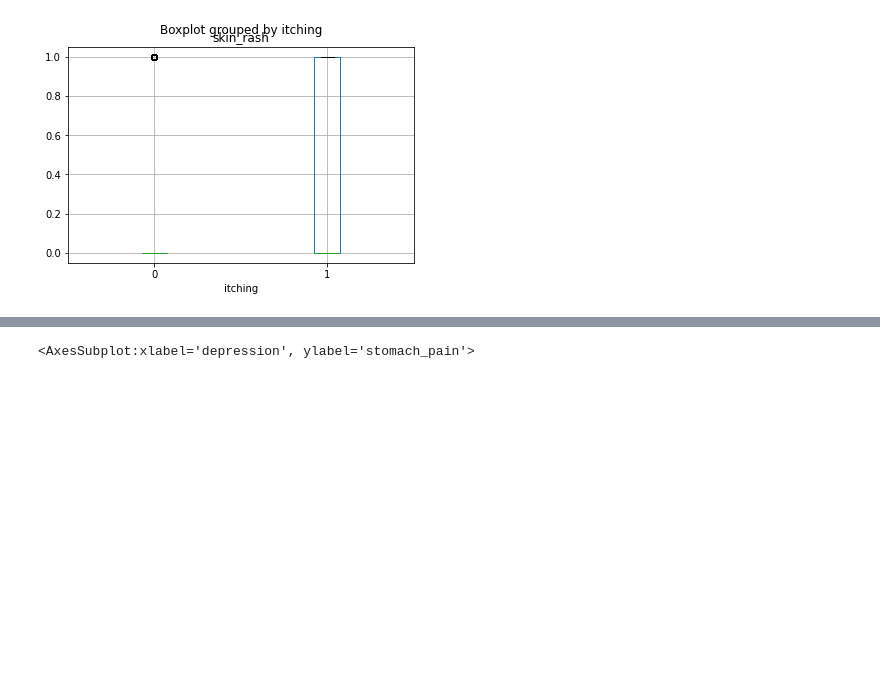
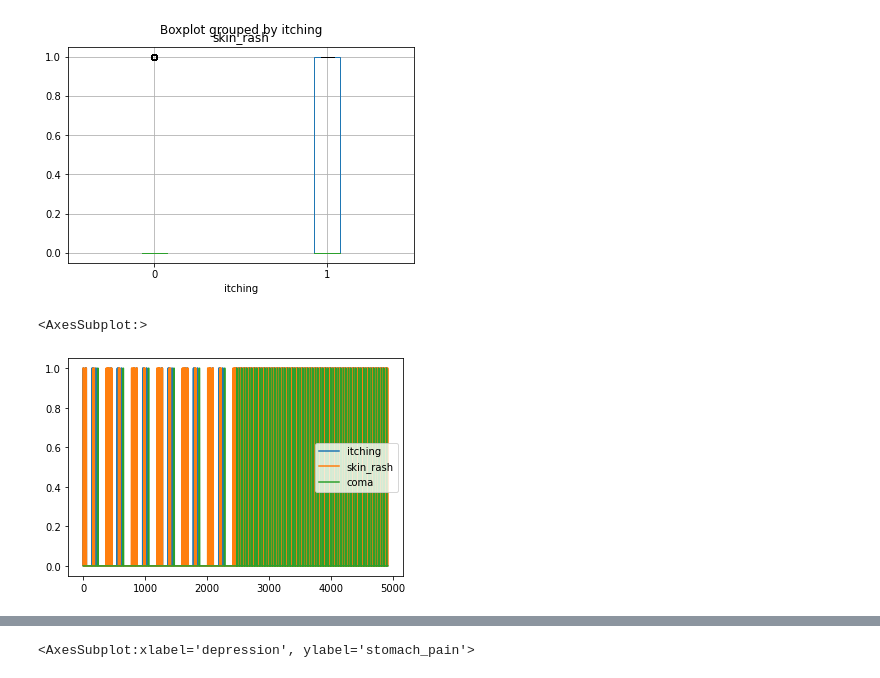
Before and after one commit to Aya-gamal2211/CodeAlpha_Disease_Prediction_from_Medical_Data, a Jupyter notebook: CodeAlpha_Disease_Prediction.ipynb, the cells around one changed output, grey strips where cells are left out. Saved outputs shown, nothing was run; the diff lists cells and outputs as text; code cells hidden in the pictures; blank space fills up the shorter version.

```diff
--- a/CodeAlpha_Disease_Prediction.ipynb
+++ b/CodeAlpha_Disease_Prediction.ipynb
@@ -149,3 +167,9 @@ train_data.boxplot(column ='skin_rash', by='itching') #boxplot shows outlier, me
 # %% [output]
 <AxesSubplot:title={'center':'skin_rash'}, xlabel='itching'>
 [figure]
+# %%
+data1 =train_data.loc[:,["itching","skin_rash","coma"] ]
+data1.plot()
+# %% [output]
+<AxesSubplot:>
+[figure, added]
```
Also changed, not shown: parts of 28 cells of this notebook.
